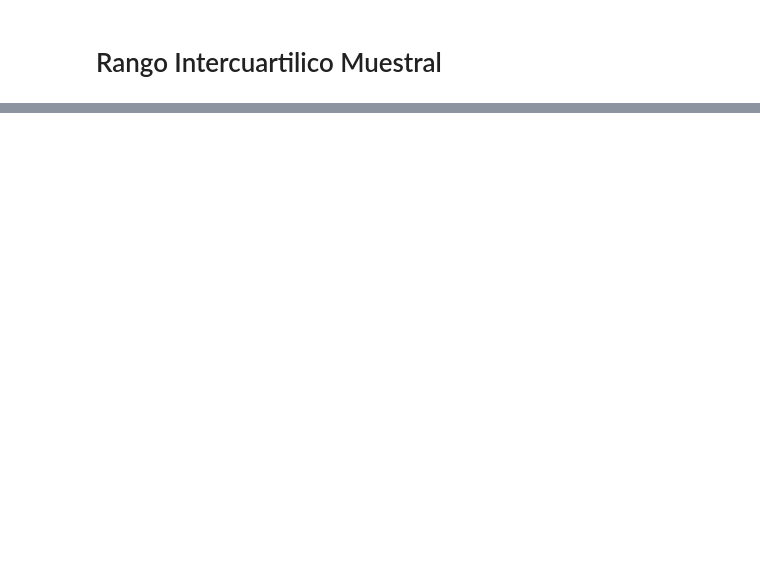
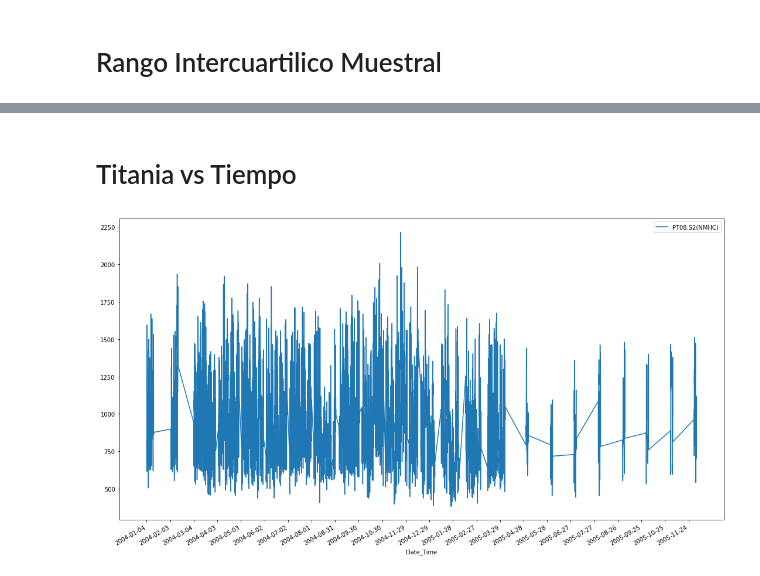
Before and after one commit to Abstractize/Descriptive-statistics, a Jupyter notebook: Tarea 1.ipynb, the cells around one changed output, grey strips where cells are left out. Saved outputs shown, nothing was run; the diff lists cells and outputs as text; code cells hidden in the pictures; blank space fills up the shorter version.

```diff
--- a/Tarea 1.ipynb
+++ b/Tarea 1.ipynb
@@ -94,0 +141,23 @@ print*
+# %% [markdown]
+# Titania vs Tiempo
+# %%
+import numpy as np
+
+ts = data
+ts.index = data['Date_Time']
+ts = ts[['PT08.S2(NMHC)']]
+
+ts.cumsum()
+
+ts.plot()
+
+plt.gcf().set_size_inches(18.5, 10.5)
+x = ts.index.values
+#print(min(ts.index.values))
+#print(max(ts.index.values))
+#print(type(min(ts.index.values)))
+# print(min(ts.index.values) + np.timedelta64(1,'D'))
+plt.xticks(np.arange(min(x), max(x)+1, np.timedelta64(30,'D')))
+plt.show()
+# %% [output]
+[figure, added]
```
Also changed, not shown: parts of 7 cells of this notebook.
